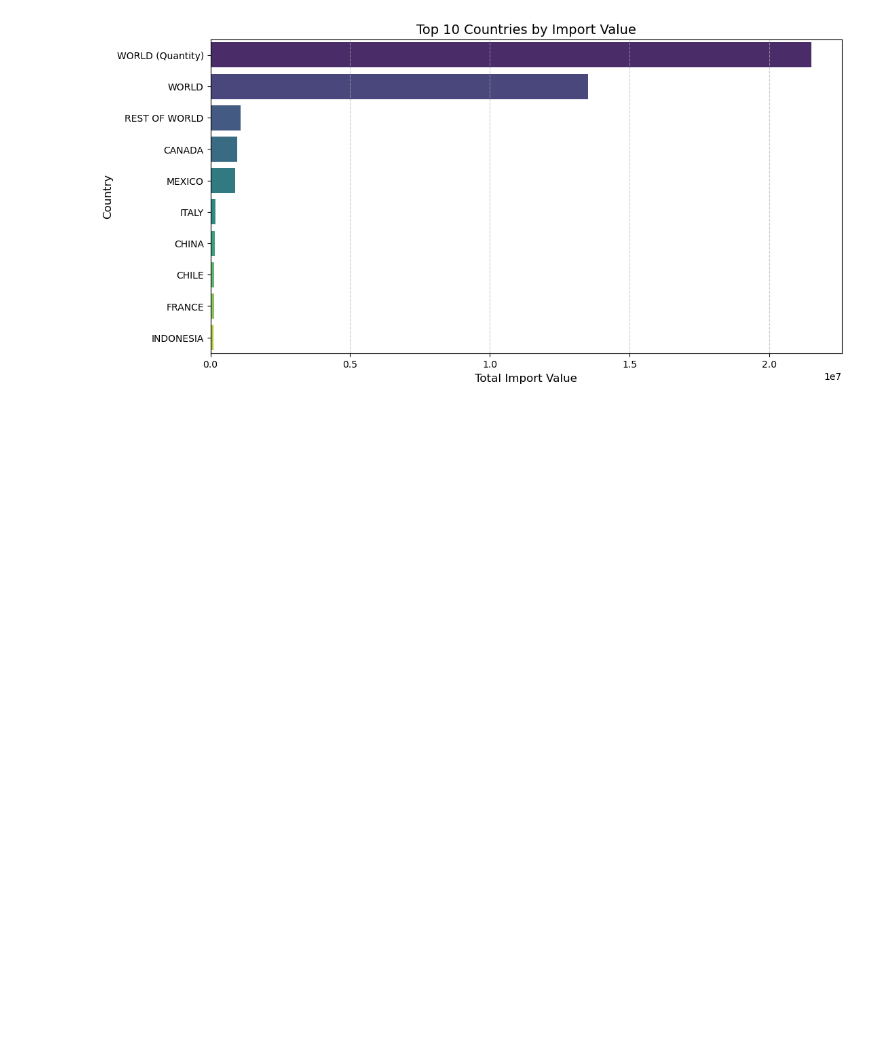
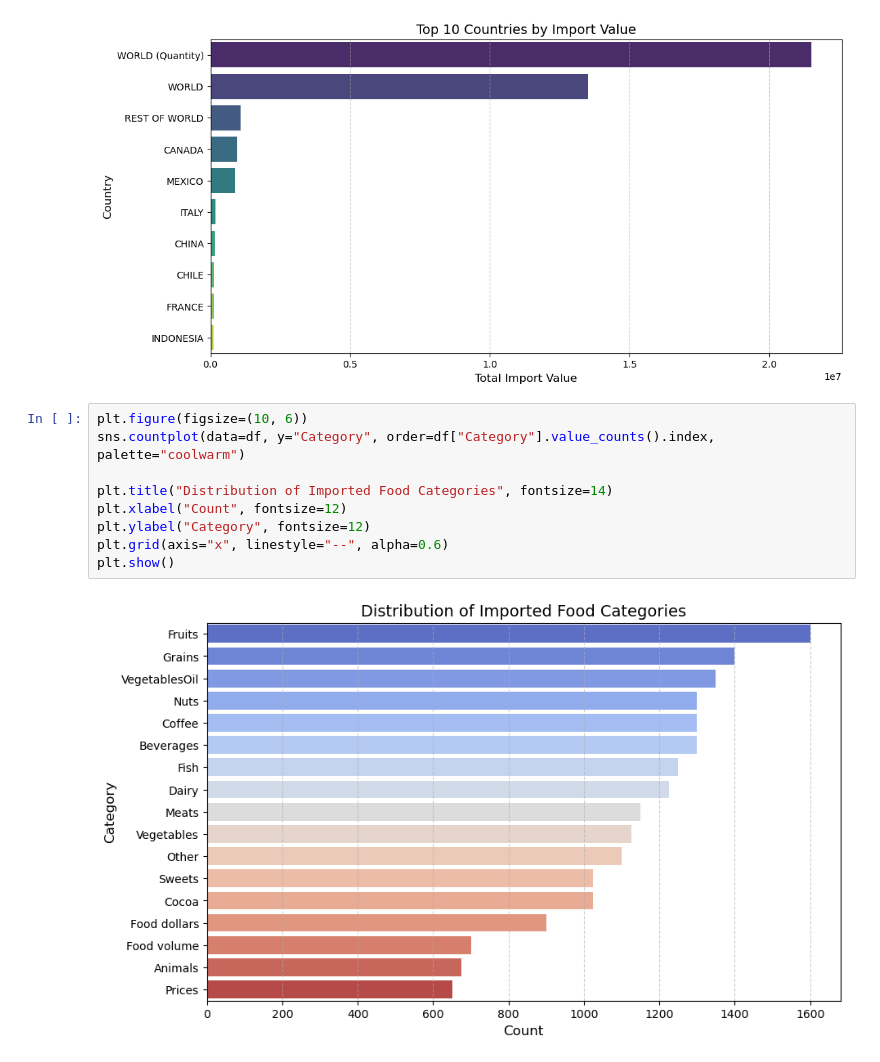
Before and after one commit to EnioKelsioV/IntyegratedCA1, a Jupyter notebook: IntegratedCA1.ipynb, the cells around one changed output. Drawn from its saved outputs; the diff is of its cells as text; blank space fills up the shorter version.

Commit message:
Distribution

```diff
--- a/IntegratedCA1.ipynb
+++ b/IntegratedCA1.ipynb
@@ -68,3 +68,14 @@ plt.grid(axis="x", linestyle="--", alpha=0.7)
 plt.show()
 # %% [output]
 [figure]
+# %%
+plt.figure(figsize=(10, 6))
+sns.countplot(data=df, y="Category", order=df["Category"].value_counts().index, palette="coolwarm")
+
+plt.title("Distribution of Imported Food Categories", fontsize=14)
+plt.xlabel("Count", fontsize=12)
+plt.ylabel("Category", fontsize=12)
+plt.grid(axis="x", linestyle="--", alpha=0.6)
+plt.show()
+# %% [output]
+[figure, added]
```
